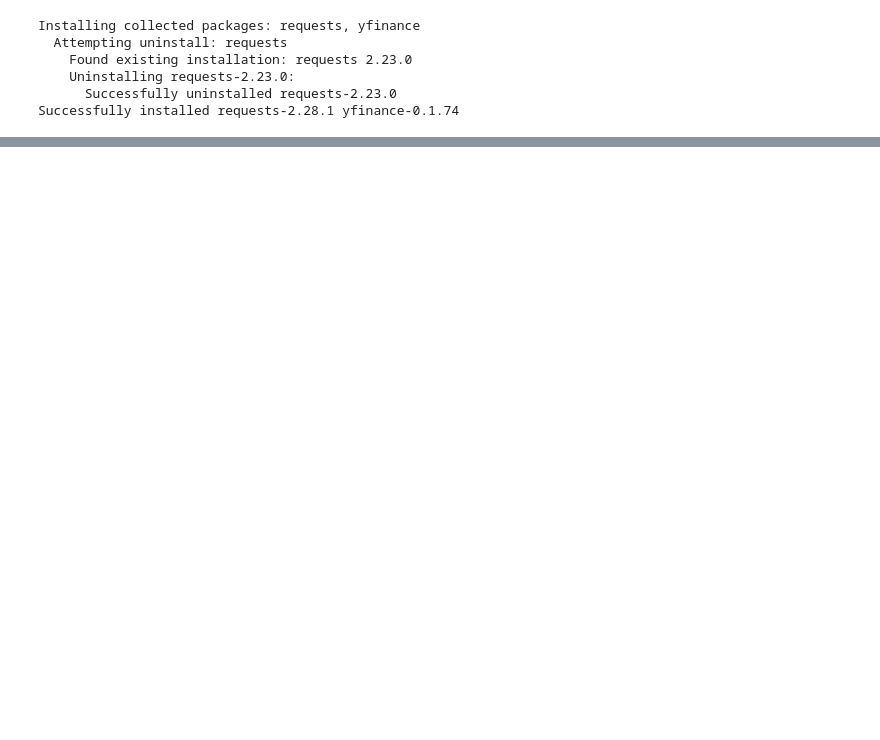
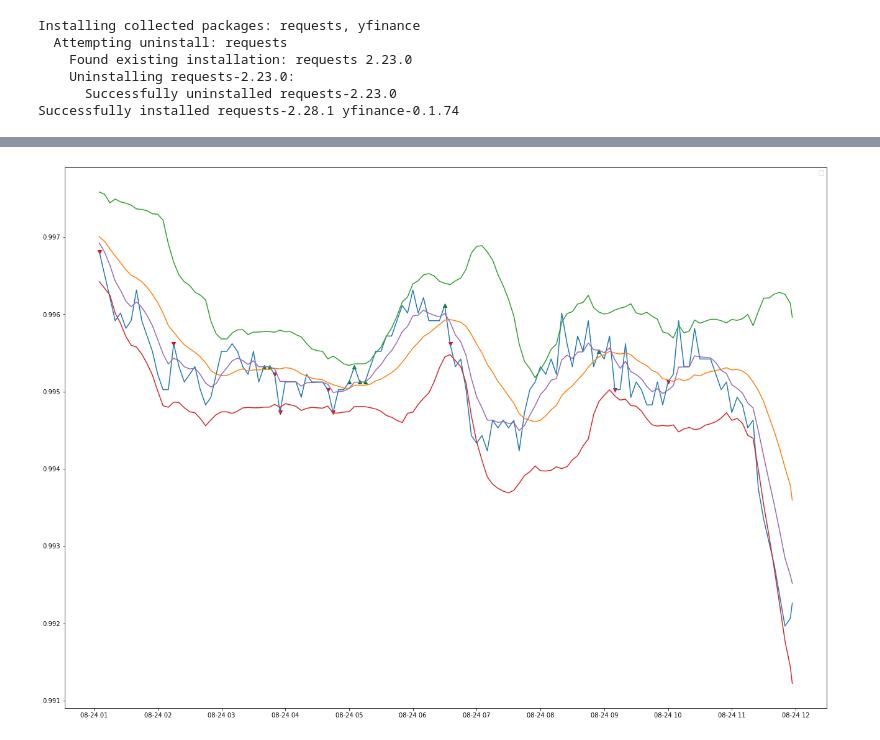
Before and after one commit to marcinBrzew/Todo, a Jupyter notebook: Bollinger_Bands_+_SMA_.ipynb, the cells around one changed output, grey strips where cells are left out. Drawn from its saved outputs; the diff is of its cells as text; code cells hidden in the pictures; blank space fills up the shorter version.

```diff
--- a/Bollinger_Bands_+_SMA_.ipynb
+++ b/Bollinger_Bands_+_SMA_.ipynb
@@ -37,0 +40,18 @@ ValueError: ignored
+# %%
+buys=[]
+sells=[]
+open_pos=False
+
+for i in range(len(df)):
+  if df.SMA[i]<df.EMA[i]:
+    if df.Open[i]<df.Close[i]:
+      if df.EMA[i]>df.Open[i]:
+        if df.SMA[i]>df.Open[i]:
+          buys.append(i)
+          open_pos=True
+  elif df.SMA[i]>df.EMA[i]:
+     if df.Open[i]>df.Close[i]:
+      if df.EMA[i]<df.Open[i]:
+        if df.SMA[i]<df.Open[i]:
+          sells.append(i)
+          open_pos=True
@@ -37,0 +63,8 @@ ValueError: ignored
+# %%
+plt.figure(figsize=(22,16))
+plt.scatter(df.iloc[buys].index, df.iloc[buys].Close, marker='^',color='g')
+plt.scatter(df.iloc[sells].index, df.iloc[sells].Close, marker='v',color='r')
+plt.plot(df[['Close','SMA','Upper','Lower','EMA']])
+plt.legend()
+plt.show()
+# %% [output]
@@ -37,0 +72 @@ ValueError: ignored
+[figure, added]
```
Also changed, not shown: parts of 3 cells of this notebook.
